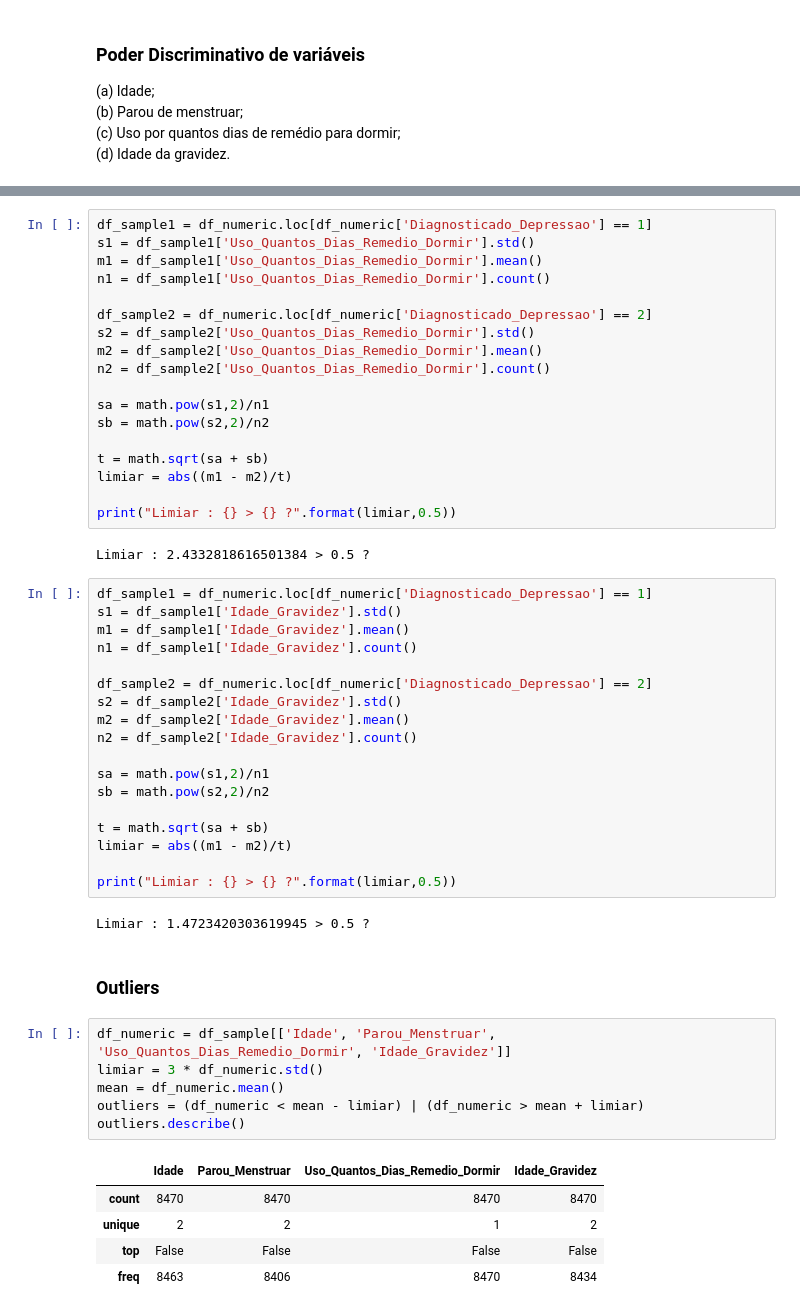
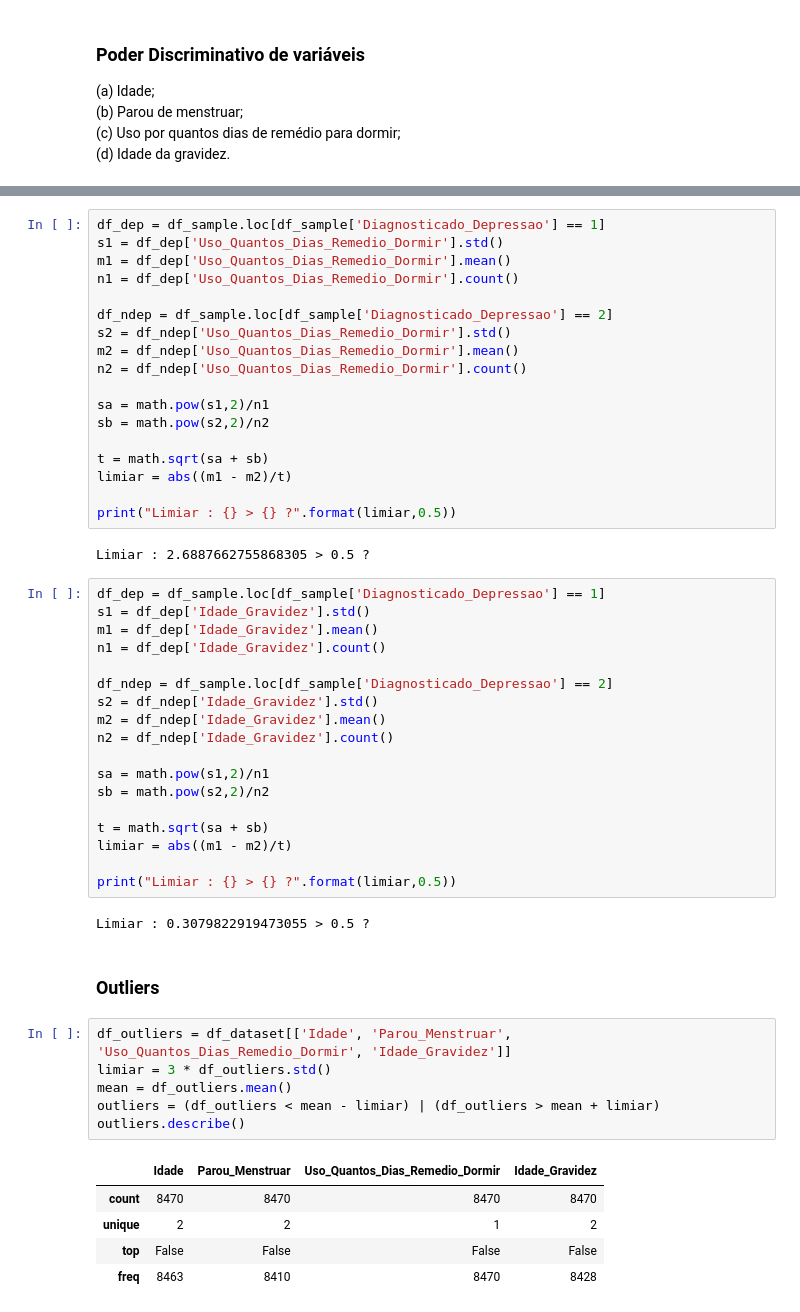
Before and after one commit to luigidcsoares/data-science-ibge, a Jupyter notebook: notebook/analysis.ipynb, the cells around one changed output, grey strips where cells are left out. Drawn from its saved outputs; the diff is of its cells as text.

Commit message:
Removing outliers

```diff
--- a/notebook/analysis.ipynb
+++ b/notebook/analysis.ipynb
@@ -273,13 +273,13 @@ Limiar : 1.2239430858782059 > 0.5 ?
 # %%
-df_sample1 = df_numeric.loc[df_numeric['Diagnosticado_Depressao'] == 1]
-s1 = df_sample1['Uso_Quantos_Dias_Remedio_Dormir'].std()
-m1 = df_sample1['Uso_Quantos_Dias_Remedio_Dormir'].mean()
-n1 = df_sample1['Uso_Quantos_Dias_Remedio_Dormir'].count()
+df_dep = df_sample.loc[df_sample['Diagnosticado_Depressao'] == 1]
+s1 = df_dep['Uso_Quantos_Dias_Remedio_Dormir'].std()
+m1 = df_dep['Uso_Quantos_Dias_Remedio_Dormir'].mean()
+n1 = df_dep['Uso_Quantos_Dias_Remedio_Dormir'].count()
 
-df_sample2 = df_numeric.loc[df_numeric['Diagnosticado_Depressao'] == 2]
-s2 = df_sample2['Uso_Quantos_Dias_Remedio_Dormir'].std()
-m2 = df_sample2['Uso_Quantos_Dias_Remedio_Dormir'].mean()
-n2 = df_sample2['Uso_Quantos_Dias_Remedio_Dormir'].count()
+df_ndep = df_sample.loc[df_sample['Diagnosticado_Depressao'] == 2]
+s2 = df_ndep['Uso_Quantos_Dias_Remedio_Dormir'].std()
+m2 = df_ndep['Uso_Quantos_Dias_Remedio_Dormir'].mean()
+n2 = df_ndep['Uso_Quantos_Dias_Remedio_Dormir'].count()
 
 sa = math.pow(s1,2)/n1
 sb = math.pow(s2,2)/n2
@@ -289,17 +289,17 @@ limiar = abs((m1 - m2)/t)
 
 print("Limiar : {} > {} ?".format(limiar,0.5))
 # %% [output]
-Limiar : 2.4332818616501384 > 0.5 ?
+Limiar : 2.6887662755868305 > 0.5 ?
 # %%
-df_sample1 = df_numeric.loc[df_numeric['Diagnosticado_Depressao'] == 1]
-s1 = df_sample1['Idade_Gravidez'].std()
-m1 = df_sample1['Idade_Gravidez'].mean()
-n1 = df_sample1['Idade_Gravidez'].count()
+df_dep = df_sample.loc[df_sample['Diagnosticado_Depressao'] == 1]
+s1 = df_dep['Idade_Gravidez'].std()
+m1 = df_dep['Idade_Gravidez'].mean()
+n1 = df_dep['Idade_Gravidez'].count()
 
-df_sample2 = df_numeric.loc[df_numeric['Diagnosticado_Depressao'] == 2]
-s2 = df_sample2['Idade_Gravidez'].std()
-m2 = df_sample2['Idade_Gravidez'].mean()
-n2 = df_sample2['Idade_Gravidez'].count()
+df_ndep = df_sample.loc[df_sample['Diagnosticado_Depressao'] == 2]
+s2 = df_ndep['Idade_Gravidez'].std()
+m2 = df_ndep['Idade_Gravidez'].mean()
+n2 = df_ndep['Idade_Gravidez'].count()
 
 sa = math.pow(s1,2)/n1
 sb = math.pow(s2,2)/n2
@@ -309,18 +309,18 @@ limiar = abs((m1 - m2)/t)
 
 print("Limiar : {} > {} ?".format(limiar,0.5))
 # %% [output]
-Limiar : 1.4723420303619945 > 0.5 ?
+Limiar : 0.3079822919473055 > 0.5 ?
 # %% [markdown]
 ### Outliers
 # %%
-df_numeric = df_sample[['Idade', 'Parou_Menstruar', 'Uso_Quantos_Dias_Remedio_Dormir', 'Idade_Gravidez']]
-limiar = 3 * df_numeric.std()
-mean = df_numeric.mean()
-outliers = (df_numeric < mean - limiar) | (df_numeric > mean + limiar)
+df_outliers = df_dataset[['Idade', 'Parou_Menstruar', 'Uso_Quantos_Dias_Remedio_Dormir', 'Idade_Gravidez']]
+limiar = 3 * df_outliers.std()
+mean = df_outliers.mean()
+outliers = (df_outliers < mean - limiar) | (df_outliers > mean + limiar)
 outliers.describe()
 # %% [output]
 |  | Idade | Parou_Menstruar | Uso_Quantos_Dias_Remedio_Dormir | Idade_Gravidez |
 | count | 8470 | 8470 | 8470 | 8470 |
 | unique | 2 | 2 | 1 | 2 |
 | top | False | False | False | False |
-| freq | 8463 | 8406 | 8470 | 8434 |
+| freq | 8463 | 8410 | 8470 | 8428 |
```
Also changed, not shown: parts of 16 cells of this notebook, 1 other file.
